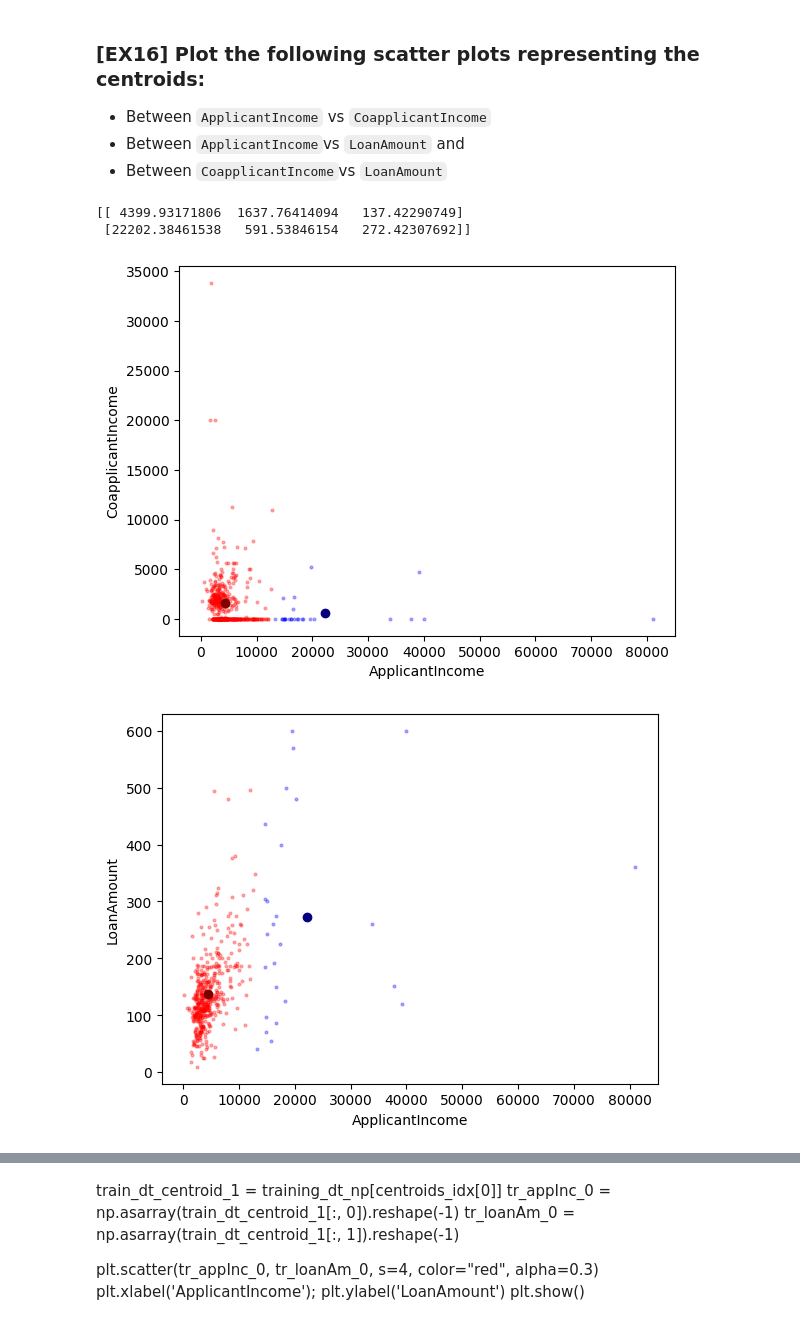
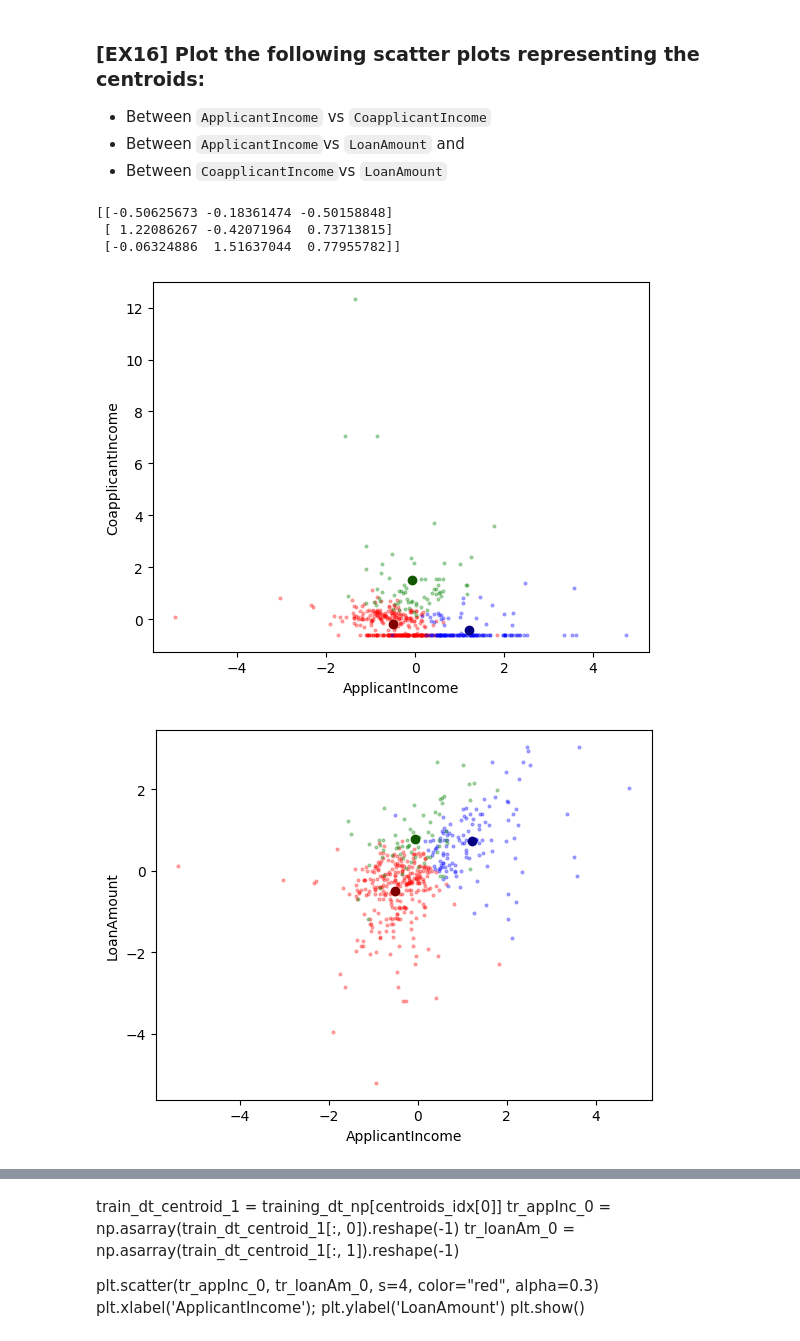
Before and after one commit to WdnLiu/ML2023, a Jupyter notebook: Project_students/P5_students.ipynb, the cells around one changed output, grey strips where cells are left out. Cells and saved outputs as stored; diff of their text form; code cells hidden in the pictures.

```diff
--- a/Project_students/P5_students.ipynb
+++ b/Project_students/P5_students.ipynb
@@ -562,7 +562,7 @@ def K_means_clustering(X, n_clusters=2, seed=1, num_iterations=10):
                     centroid_idx[j] = index
 
         # TODO: que es labels
-        labels = centroid_idx
+        labels = np.asarray(centroid_idx).reshape(-1)
 
         #Calculate the new centroids based on the means of each point assigned to each cluster
 
@@ -595,4 +595,11 @@ def K_means_clustering(X, n_clusters=2, seed=1, num_iterations=10):
 Let's define the `training_dt` dataset based on the following variables: `ApplicantIncome`, `CoapplicantIncome` and `LoanAmount`.
 # %%
 training_dt=customer_dt[['ApplicantIncome', 'CoapplicantIncome','LoanAmount']]
+training_dt['ApplicantIncome'] = np.log(training_dt['ApplicantIncome'])
+training_dt['LoanAmount'] = np.log(training_dt['LoanAmount'])
+
+stdScaler = StandardScaler()
+stdScaler.fit(training_dt)
+training_dt = stdScaler.transform(training_dt)
+
 training_dt_np = np.matrix(training_dt)
@@ -622,5 +632,5 @@ training_dt_np = np.matrix(training_dt)
 # %% [markdown]
 ### [**EX15**]Execute your `K_means_clustering` function to `training_dt` and number of clusters=3. Calculate the centroids of each cluster.
 # %%
-ex15_centroids, ex15_labels = K_means_clustering(training_dt_np)
+ex15_centroids, ex15_labels = K_means_clustering(training_dt_np, 3)
 # %% [output]
@@ -649,39 +659,53 @@ Now, it's time to understand how the clustering process works! To do it, we are
  - Between `ApplicantIncome`vs `LoanAmount` and
  - Between `CoapplicantIncome`vs `LoanAmount`
 # %%
-centroids_idx =np.asarray(ex15_labels==0).nonzero(), np.asarray(ex15_labels==1).nonzero()
+centroids_idx =np.asarray(ex15_labels==0).nonzero(), np.asarray(ex15_labels==1).nonzero(), np.asarray(ex15_labels==2).nonzero()
+
 
 train_dt_centroid_0 = training_dt_np[centroids_idx[0]]
 train_dt_centroid_1 = training_dt_np[centroids_idx[1]]
+train_dt_centroid_2 = training_dt_np[centroids_idx[2]]
 
 tr_appInc_0 = np.asarray(train_dt_centroid_0[:, 0]).reshape(-1)
 tr_coappInc_0 = np.asarray(train_dt_centroid_0[:, 1]).reshape(-1)
 tr_loanAm_0 = np.asarray(train_dt_centroid_0[:, 2]).reshape(-1)
 
 tr_appInc_1 = np.asarray(train_dt_centroid_1[:, 0]).reshape(-1)
 tr_coappInc_1 = np.asarray(train_dt_centroid_1[:, 1]).reshape(-1)
 tr_loanAm_1 = np.asarray(train_dt_centroid_1[:, 2]).reshape(-1)
 
+tr_appInc_2 = np.asarray(train_dt_centroid_2[:, 0]).reshape(-1)
+tr_coappInc_2 = np.asarray(train_dt_centroid_2[:, 1]).reshape(-1)
+tr_loanAm_2 = np.asarray(train_dt_centroid_2[:, 2]).reshape(-1)
+
 print(ex15_centroids)
 
 plt.scatter(tr_appInc_0, tr_coappInc_0, s=4, color="red", alpha=0.3)
 plt.scatter(tr_appInc_1, tr_coappInc_1, s=4, color="blue", alpha=0.3)
-plt.scatter(ex15_centroids[0,0], ex15_centroids[0,1], color="#800000"); plt.scatter(ex15_centroids[1,0], ex15_centroids[1,1], color="#050080")
+plt.scatter(tr_appInc_2, tr_coappInc_2, s=4, color="green", alpha=0.3)
+plt.scatter(ex15_centroids[0,0], ex15_centroids[0,1], color="#800000")
+plt.scatter(ex15_centroids[1,0], ex15_centroids[1,1], color="#050080")
+plt.scatter(ex15_centroids[2,0], ex15_centroids[2,1], color="#105700")
+
 plt.xlabel('ApplicantIncome'); plt.ylabel('CoapplicantIncome')
 # plt.xlim(-200, 30000); plt.ylim(-200,30000)
 plt.show()
 # %% [output]
-[[ 4399.93171806  1637.76414094   137.42290749]
- [22202.38461538   591.53846154   272.42307692]]
+[[-0.50625673 -0.18361474 -0.50158848]
+ [ 1.22086267 -0.42071964  0.73713815]
+ [-0.06324886  1.51637044  0.77955782]]
-[figure, old version]
+[figure, new version]
 # %%
 plt.scatter(tr_appInc_0, tr_loanAm_0, s=4, color="red", alpha=0.3)
 plt.scatter(tr_appInc_1, tr_loanAm_1, s=4, color="blue", alpha=0.3)
-plt.scatter(ex15_centroids[0,0], ex15_centroids[0,2], color="#800000"); plt.scatter(ex15_centroids[1,0], ex15_centroids[1,2], color="#050080")
+plt.scatter(tr_appInc_2, tr_loanAm_2, s=4, color="green", alpha=0.3)
+plt.scatter(ex15_centroids[0,0], ex15_centroids[0,2], color="#800000")
+plt.scatter(ex15_centroids[1,0], ex15_centroids[1,2], color="#050080")
+plt.scatter(ex15_centroids[2,0], ex15_centroids[2,2], color="#105700")
 plt.xlabel('ApplicantIncome'); plt.ylabel('LoanAmount')
 plt.show()
 # %% [output]
-[figure, old version]
+[figure, new version]
 # %%
 plt.scatter(tr_coappInc_0, tr_loanAm_0, s=4, color="red", alpha=0.3)
 plt.scatter(tr_coappInc_1, tr_loanAm_1, s=4, color="blue", alpha=0.3)
```
Also changed, not shown: parts of 9 cells of this notebook.
